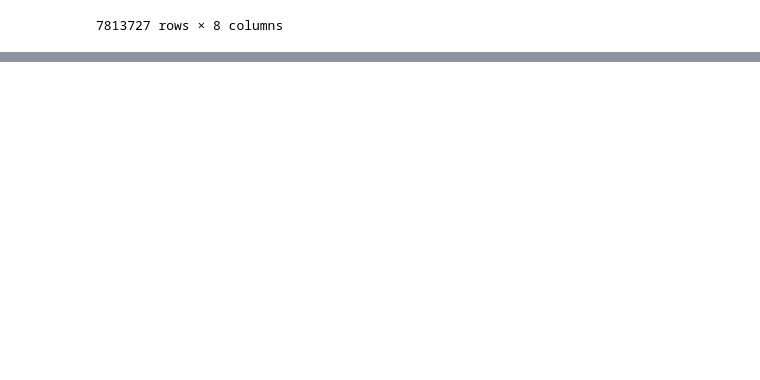
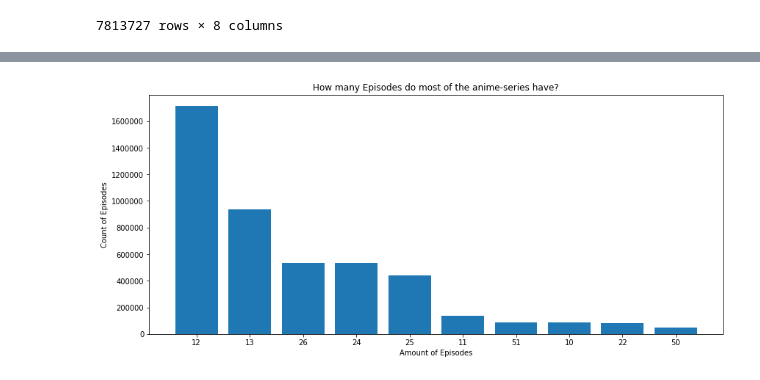
Before and after one commit to PatchFramework/data-exploration-project, a Jupyter notebook: data_exploration_anime_recommendation.ipynb, the cells around one changed output, grey strips where cells are left out. Cells and saved outputs as stored; diff of their text form; code cells hidden in the pictures; blank space fills up the shorter version.

```diff
--- a/data_exploration_anime_recommendation.ipynb
+++ b/data_exploration_anime_recommendation.ipynb
@@ -154,0 +253,14 @@ anime_with_ratings
+# %%
+#Count Episodes in Type TV / How many Series got a specific amount of episodes?
+fig = plt.figure(figsize = (14, 6))
+tv = anime_with_ratings[anime_with_ratings.type == "TV"]
+episodes_count = tv["episodes"].value_counts()
+e_t10 = episodes_count[:10]
+plt.xlabel("Amount of Episodes")
+plt.ylabel("Count of Episodes")
+plt.title("How many Episodes do most of the anime-series have?")
+plt.gcf().axes[0].yaxis.get_major_formatter().set_scientific(False)
+plt.bar(height=e_t10, x=list(e_t10.index))
+plt.show()
+# %% [output]
+[figure, added]
```
Also changed, not shown: parts of 16 cells of this notebook.
